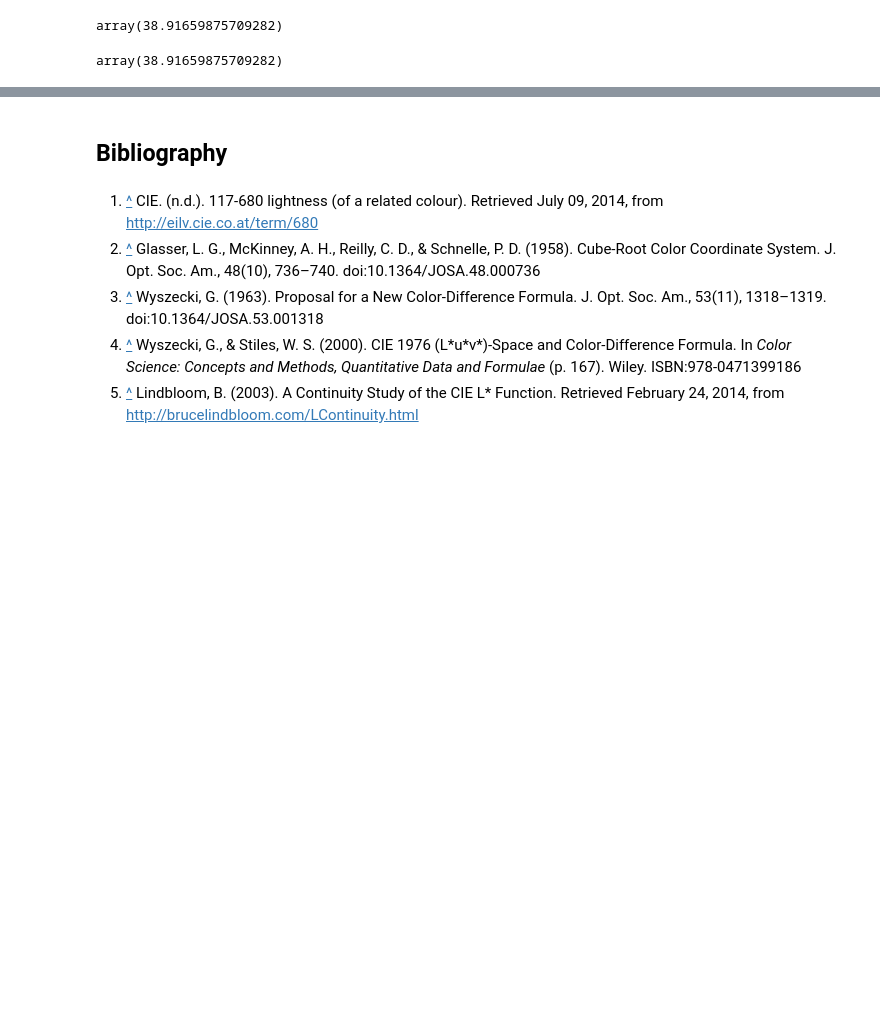
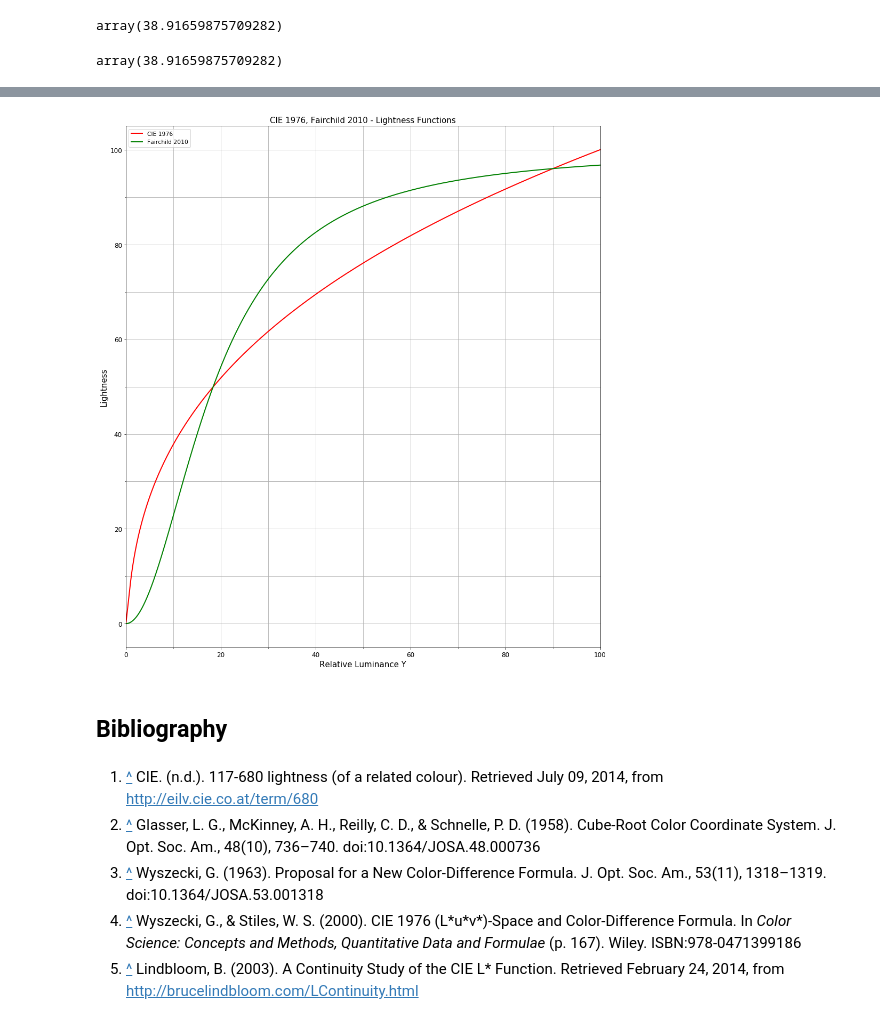
Before and after one commit to colour-science/colour-notebooks, a Jupyter notebook: notebooks/colorimetry/lightness.ipynb, the cells around one changed output, grey strips where cells are left out. Saved outputs shown, nothing was run; the diff lists cells and outputs as text; code cells hidden in the pictures; blank space fills up the shorter version.

```diff
--- a/notebooks/colorimetry/lightness.ipynb
+++ b/notebooks/colorimetry/lightness.ipynb
@@ -149,3 +170,8 @@ multi_lightness_function_plot(['CIE 1976', 'Glasser 1958'])
+# %%
+# Plotting multiple "Lightness" functions for comparison.
+multi_lightness_function_plot(['CIE 1976', 'Fairchild 2010'])
+# %% [output]
+[figure, added]
 # %% [markdown]
 ## Bibliography
 # %% [markdown]
```
Also changed, not shown: parts of 10 cells of this notebook, 17 other files.
